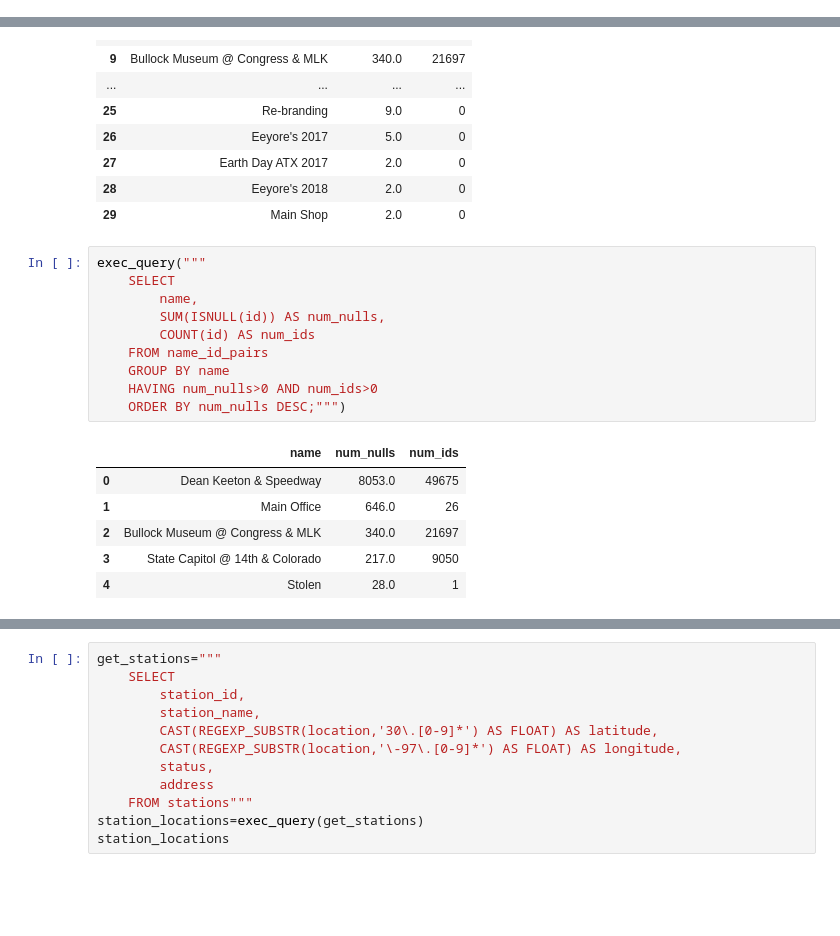
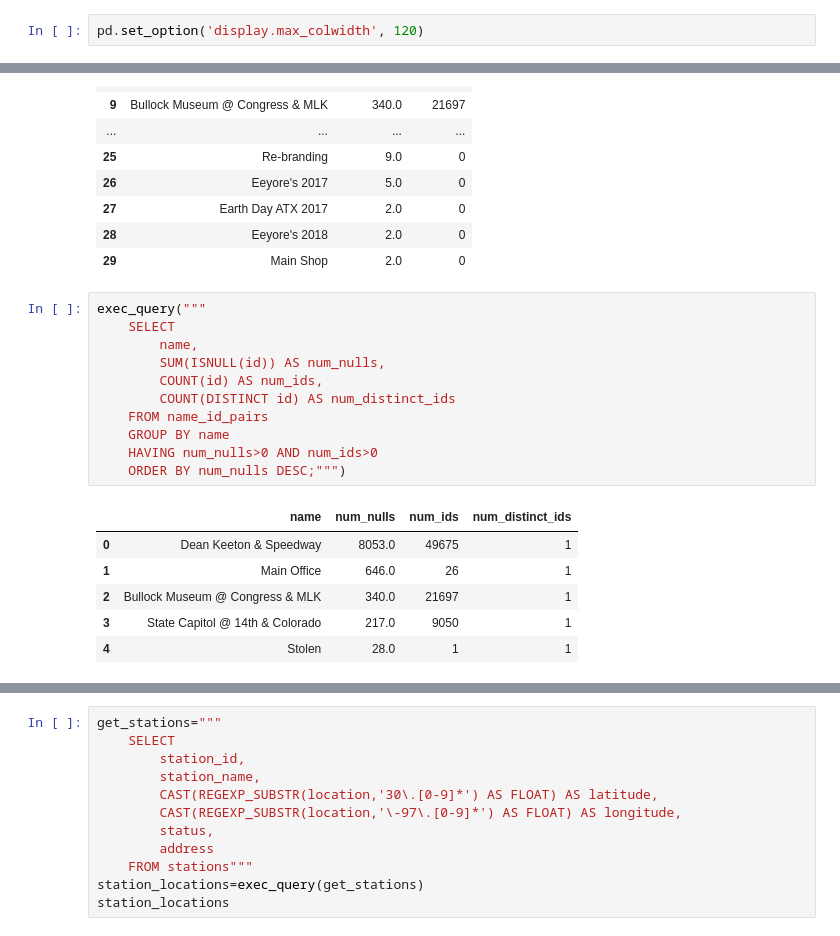
Before and after one commit to MQuigley2/bikeshare, a Jupyter notebook: bikeshare_initial_data_exploration.ipynb, the cells around one changed output, grey strips where cells are left out. Saved outputs shown, nothing was run; the diff lists cells and outputs as text; blank space fills up the shorter version.

```diff
--- a/bikeshare_initial_data_exploration.ipynb
+++ b/bikeshare_initial_data_exploration.ipynb
@@ -3,3 +3,5 @@ import pandas as pd
 import plotly.express as px
 
 from connection_funcs import *
+# %%
+pd.set_option('display.max_colwidth', 120)
@@ -395,17 +479,18 @@ exec_query("""
 # %%
 exec_query("""
     SELECT
         name,
         SUM(ISNULL(id)) AS num_nulls,
-        COUNT(id) AS num_ids
+        COUNT(id) AS num_ids,
+        COUNT(DISTINCT id) AS num_distinct_ids
     FROM name_id_pairs
     GROUP BY name
     HAVING num_nulls>0 AND num_ids>0
     ORDER BY num_nulls DESC;""")
 # %% [output]
-|  | name | num_nulls | num_ids |
-| 0 | Dean Keeton & Speedway | 8053.0 | 49675 |
-| 1 | Main Office | 646.0 | 26 |
-| 2 | Bullock Museum @ Congress & MLK | 340.0 | 21697 |
-| 3 | State Capitol @ 14th & Colorado | 217.0 | 9050 |
-| 4 | Stolen | 28.0 | 1 |
+|  | name | num_nulls | num_ids | num_distinct_ids |
+| 0 | Dean Keeton & Speedway | 8053.0 | 49675 | 1 |
+| 1 | Main Office | 646.0 | 26 | 1 |
+| 2 | Bullock Museum @ Congress & MLK | 340.0 | 21697 | 1 |
+| 3 | State Capitol @ 14th & Colorado | 217.0 | 9050 | 1 |
+| 4 | Stolen | 28.0 | 1 | 1 |
```
Also changed, not shown: parts of 63 cells of this notebook, 1 other file.
